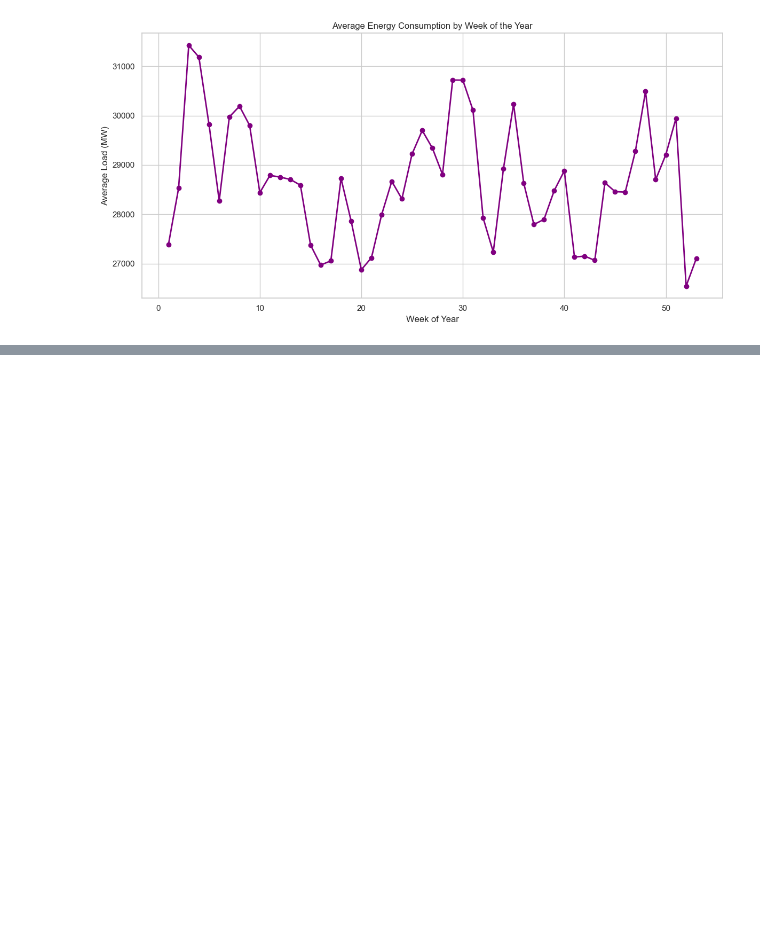
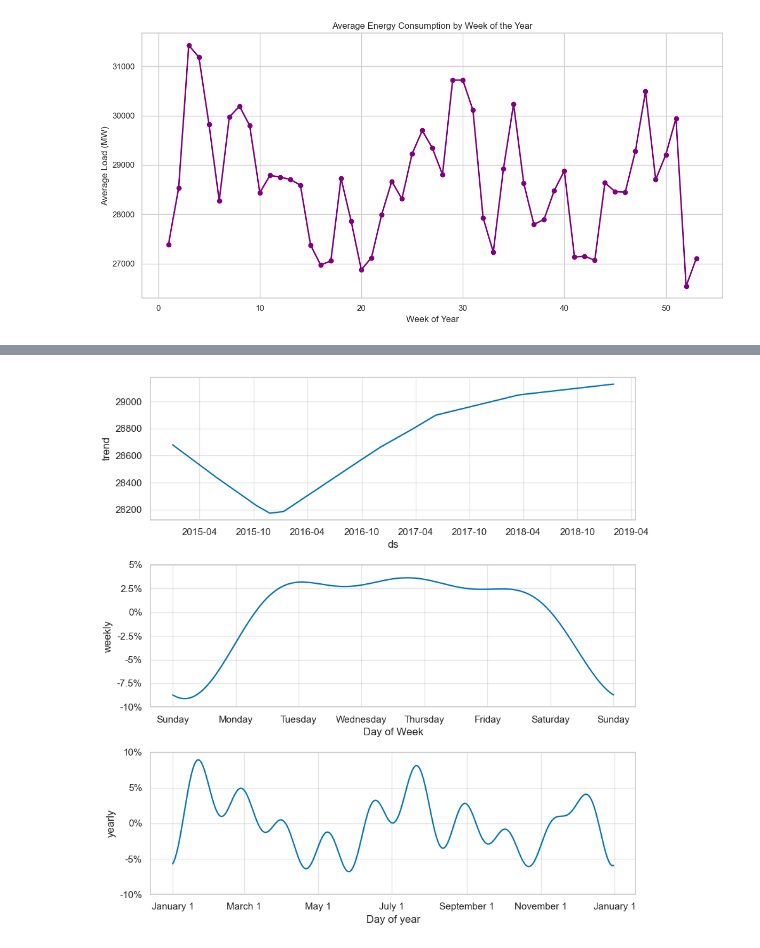
Before and after one commit to alexandrogarnacho94/project-energy-eda-forecast, a Jupyter notebook: notebooks/01_eda.ipynb, the cells around one changed output, grey strips where cells are left out. Cells and saved outputs as stored; diff of their text form; code cells hidden in the pictures; blank space fills up the shorter version.

```diff
--- a/notebooks/01_eda.ipynb
+++ b/notebooks/01_eda.ipynb
@@ -317,0 +425,6 @@ plt.show()
+# %%
+# Show trend and seasonal components
+fig2 = model.plot_components(forecast)
+plt.show()
+# %% [output]
+[figure, added]
```
Also changed, not shown: parts of 9 cells of this notebook.
